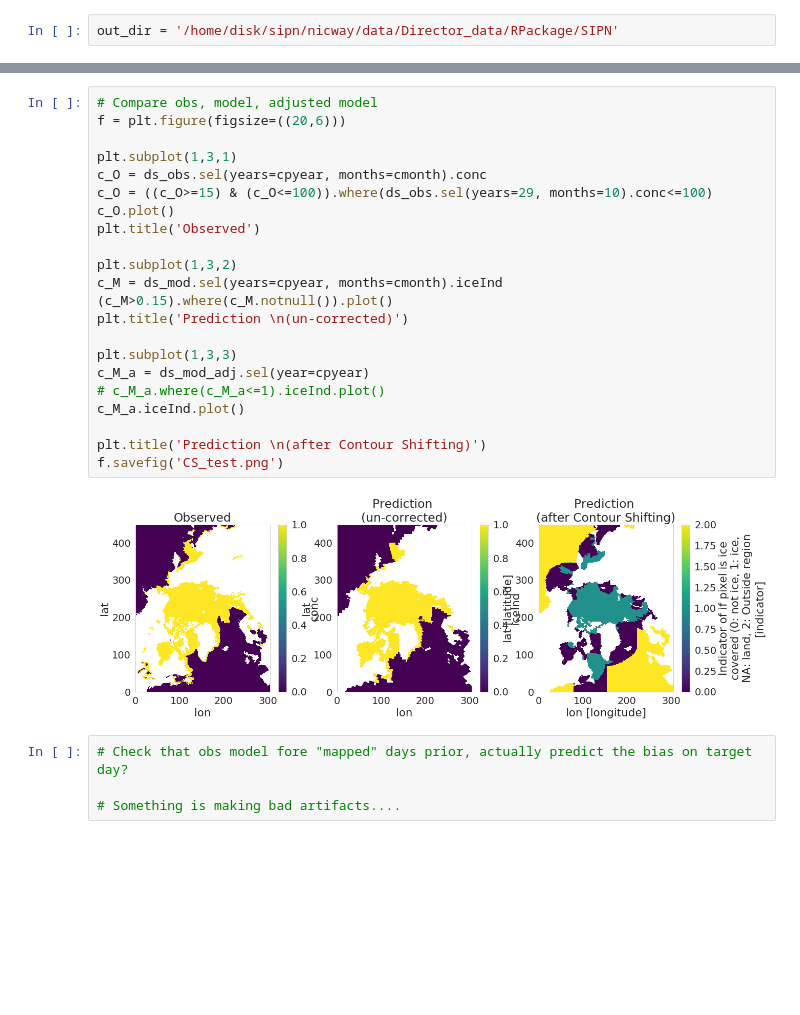
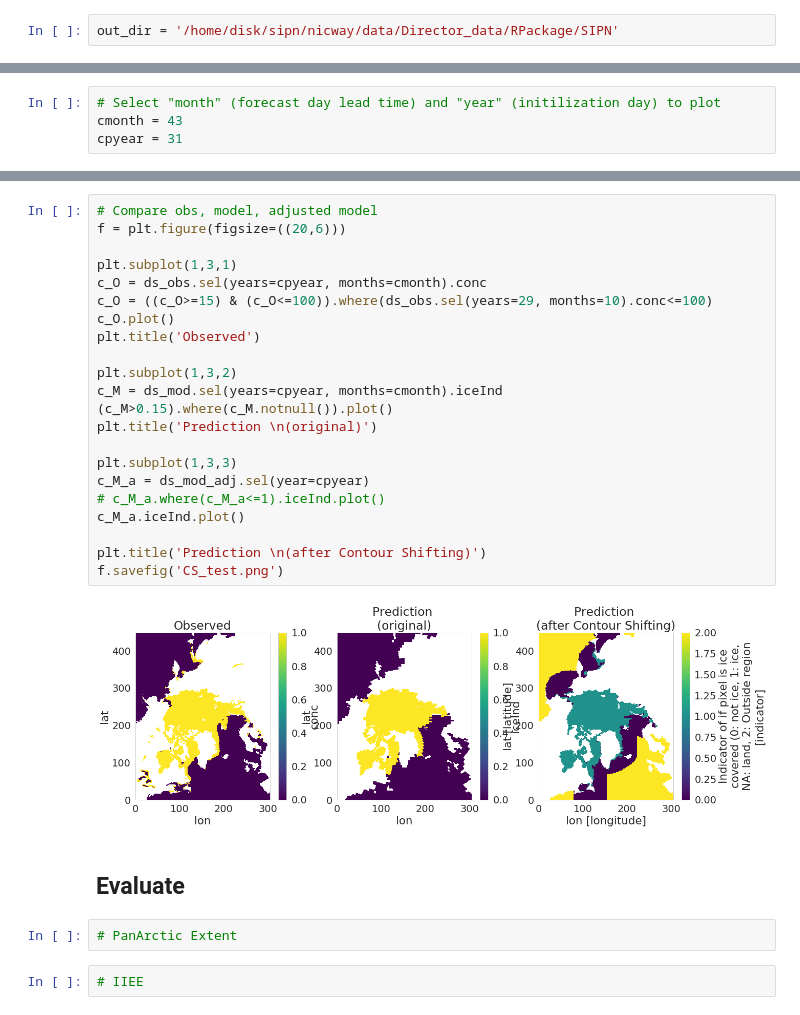
Before and after one commit to NicWayand/stcs, a Jupyter notebook: Compare_CS_output.ipynb, the cells around one changed output, grey strips where cells are left out. Cells and saved outputs as stored; diff of their text form; blank space fills up the shorter version.

```diff
--- a/Compare_CS_output.ipynb
+++ b/Compare_CS_output.ipynb
@@ -107,0 +99,4 @@ cpyear = 29
+# %%
+# Select "month" (forecast day lead time) and "year" (initilization day) to plot
+cmonth = 43
+cpyear = 31
@@ -108,28 +106,30 @@ cpyear = 29
 # %%
 # Compare obs, model, adjusted model
 f = plt.figure(figsize=((20,6)))
 
 plt.subplot(1,3,1)
 c_O = ds_obs.sel(years=cpyear, months=cmonth).conc
 c_O = ((c_O>=15) & (c_O<=100)).where(ds_obs.sel(years=29, months=10).conc<=100)
 c_O.plot()
 plt.title('Observed')
 
 plt.subplot(1,3,2)
 c_M = ds_mod.sel(years=cpyear, months=cmonth).iceInd
 (c_M>0.15).where(c_M.notnull()).plot()
-plt.title('Prediction \n(un-corrected)')
+plt.title('Prediction \n(original)')
 
 plt.subplot(1,3,3)
 c_M_a = ds_mod_adj.sel(year=cpyear)
 # c_M_a.where(c_M_a<=1).iceInd.plot()
 c_M_a.iceInd.plot()
 
 plt.title('Prediction \n(after Contour Shifting)')
 f.savefig('CS_test.png')
 # %% [output]
-[figure, old version]
+[figure, new version]
-# %%
-# Check that obs model fore "mapped" days prior, actually predict the bias on target day?
-
-# Something is making bad artifacts....
+# %% [markdown]
+## Evaluate
+# %%
+# PanArctic Extent
+# %%
+# IIEE
```
Also changed, not shown: parts of 7 cells of this notebook, 1 other file.
